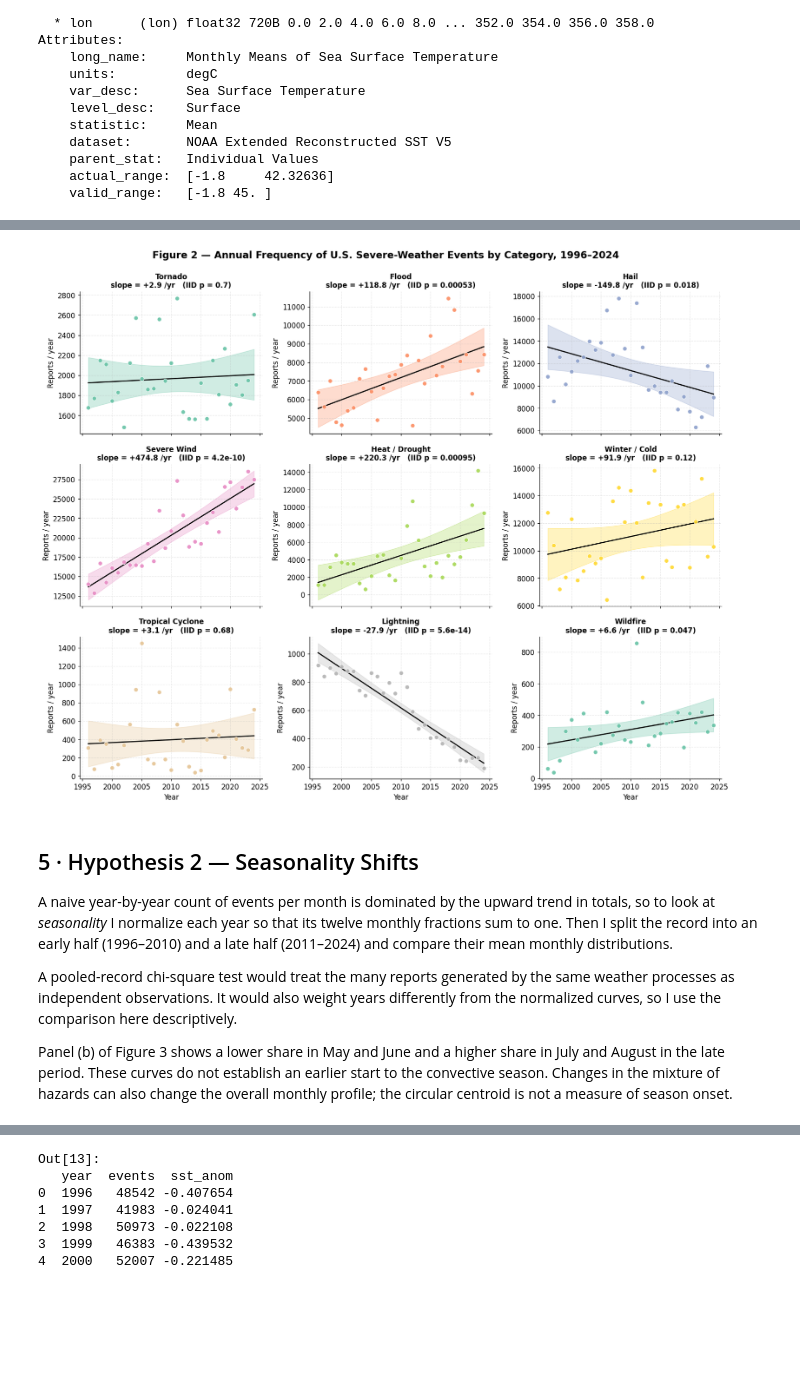
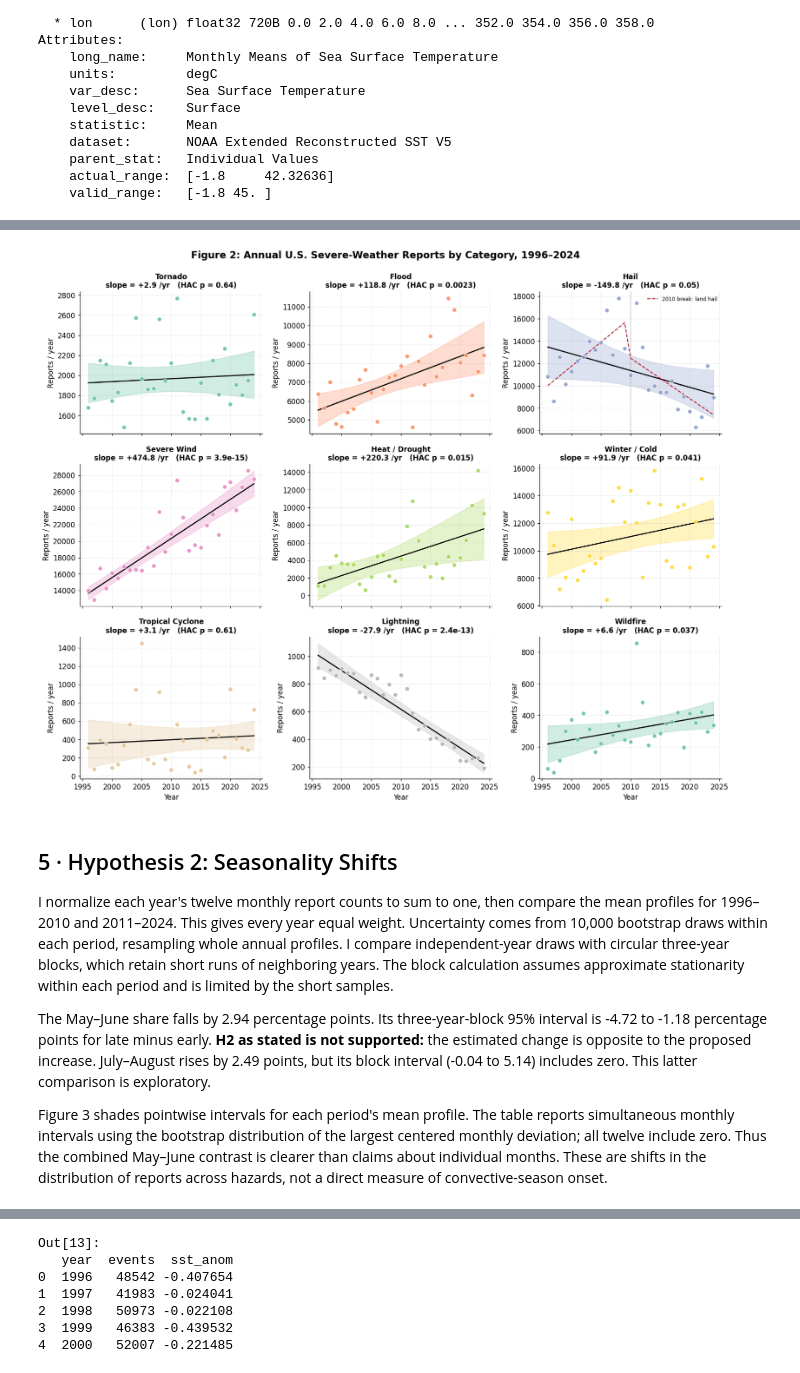
Before and after one commit to Heypo-Baixiong/Final-Projects, a Jupyter notebook: Extreme_Weather_Final Project.ipynb, the cells around one changed output, grey strips where cells are left out. Drawn from its saved outputs; the diff is of its cells as text; code cells hidden in the pictures; blank space fills up the shorter version.

```diff
--- a/Extreme_Weather_Final Project.ipynb
+++ b/Extreme_Weather_Final Project.ipynb
@@ -172,7 +172,8 @@ Missing or unparseable damage values remain unknown, while explicit zeros remain
 # %%
 USEFUL = ['BEGIN_YEARMONTH', 'BEGIN_DAY', 'STATE', 'EVENT_TYPE',
           'DAMAGE_PROPERTY', 'DAMAGE_CROPS',
-          'INJURIES_DIRECT', 'DEATHS_DIRECT']
+          'INJURIES_DIRECT', 'DEATHS_DIRECT',
+          'EPISODE_ID', 'EVENT_ID', 'WFO', 'CZ_TYPE', 'CZ_FIPS', 'MAGNITUDE']
 
 # --- Damage-string parser -----------------------------------------------------
 _MULT = {'H': 1e2, 'K': 1e3, 'M': 1e6, 'B': 1e9, 'T': 1e12}
@@ -234,6 +235,29 @@ events['STATE'] = events['STATE'].str.title()
 print(f'Total reports {START_YEAR}–{END_YEAR}: {len(events):,}')
 print(f'Categories: {sorted(events["category"].unique())}')
 events.head()
+
+# Audit the coarser counting unit before treating it as a comparable time series.
+events['EPISODE_ID'] = pd.to_numeric(events['EPISODE_ID'], errors='coerce').astype('Int64')
+events['MAGNITUDE'] = pd.to_numeric(events['MAGNITUDE'], errors='coerce')
+valid_episode = events['EPISODE_ID'].gt(0).fillna(False)
+episode_reports = events.loc[valid_episode].copy()
+episode_audit = events.groupby('year').agg(reports=('EVENT_ID', 'size'),
+                                         identified=('EPISODE_ID', 'count'))
+episode_audit['episodes'] = episode_reports.groupby('year')['EPISODE_ID'].nunique()
+episode_audit['reports_per_episode'] = episode_audit['identified'] / episode_audit['episodes']
+print(f'Invalid or missing episode IDs: {(~valid_episode).sum()} reports')
+print(f'Duplicate EVENT_ID values: {events.EVENT_ID.duplicated().sum()}')
+print(f'Episode IDs spanning forecast offices: '
+      f'{(episode_reports.groupby("EPISODE_ID").WFO.nunique() > 1).sum()}')
+print(episode_audit.round(2).to_string())
+
+# Drought entries describe affected zone-months, not new drought onsets.
+drought = events.loc[events.EVENT_TYPE.eq('Drought')]
+drought_zone_months = (drought.drop_duplicates(['STATE', 'CZ_TYPE', 'CZ_FIPS', 'year', 'month'])
+                      .groupby('year').size().reindex(years, fill_value=0))
+print('Drought reports and distinct reporting zone-months:')
+print(pd.DataFrame({'reports': drought.groupby('year').size(),
+                    'zone_months': drought_zone_months}).to_string())
 # %% [output]
 Loading and cleaning Storm Events files...
 Total reports 1996–2024: 1,708,370
@@ -338,7 +389,7 @@ ax.add_patch(Rectangle((230, 20), 70, 30, fill=False, edgecolor='black', lw=2.5,
                        label='U.S.-adjacent analysis region'))
 ax.set_xlabel('Longitude (°E, 0–360 convention)')
 ax.set_ylabel('Latitude (°N)')
-ax.set_title('Figure 1 — Change in mean SST: (2015–2024) − (1996–2005)',
+ax.set_title('Figure 1: Change in mean SST: (2015–2024) − (1996–2005)',
              fontweight='bold')
 cbar = fig.colorbar(pcm, ax=ax, fraction=0.025, pad=0.02, extend='both')
 cbar.set_label('ΔSST (°C)')
@@ -421,44 +513,49 @@ TOTAL                             777.19     2.8e-06    0.56
 # %%
 # === FIGURE 2: 3x3 trend panels by category =================================
 cats_to_plot = list(CATEGORY_MAP.keys())   # 9 categories
 fig, axes = plt.subplots(3, 3, figsize=(15, 12), sharex=True)
-fig.suptitle('Figure 2 — Annual Frequency of U.S. Severe-Weather Events by Category, 1996–2024',
+fig.suptitle('Figure 2: Annual U.S. Severe-Weather Reports by Category, 1996–2024',
              fontsize=15, fontweight='bold', y=0.995)
 
 palette = sns.color_palette('Set2', n_colors=len(cats_to_plot))
 
 for ax, cat, color in zip(axes.flat, cats_to_plot, palette):
     if cat not in annual_cat.columns:
         ax.set_visible(False); continue
     y = annual_cat[cat].values.astype(float)
     x = annual_cat.index.values.astype(float)
     res, yhat, ci = regression_with_ci(x, y)
 
     ax.scatter(x, y, color=color, s=42, alpha=0.9,
                edgecolor='white', linewidth=0.7, zorder=3)
     ax.plot(x, yhat, color='black', lw=1.7, zorder=2)
     ax.fill_between(x, yhat - ci, yhat + ci, color=color, alpha=0.30, zorder=1)
 
-    ax.set_title(f'{cat}\nslope = {res.slope:+.1f} /yr   (IID p = {res.pvalue:.2g})',
+    ax.set_title(f'{cat}\nslope = {res.params[1]:+.1f} /yr   (HAC p = {res.pvalues[1]:.2g})',
                  fontsize=11)
     ax.set_ylabel('Reports / year')
+    if cat == 'Hail':
+        ax.axvline(2010, color='gray', ls=':', lw=1)
+        ax.plot(hail_year, hail_break_models['All land hail'].predict(X_break),
+                color='#b2182b', ls='--', lw=1.4, label='2010 break: land hail')
+        ax.legend(fontsize=8, loc='upper right')
 
 for ax in axes[-1]:
     ax.set_xlabel('Year')
 
 plt.tight_layout()
 plt.savefig(FIG_DIR / 'fig2_annual_trends.png')
 plt.show()
 # %% [output]
-[figure, old version]
+[figure, new version]
 # %% [markdown]
-## 5 · Hypothesis 2 — Seasonality Shifts
+## 5 · Hypothesis 2: Seasonality Shifts
 
-A naive year-by-year count of events per month is dominated by the upward trend in totals, so to look at *seasonality* I normalize each year so that its twelve monthly fractions sum to one. Then I split the record into an early half (1996–2010) and a late half (2011–2024) and compare their mean monthly distributions.
+I normalize each year's twelve monthly report counts to sum to one, then compare the mean profiles for 1996–2010 and 2011–2024. This gives every year equal weight. Uncertainty comes from 10,000 bootstrap draws within each period, resampling whole annual profiles. I compare independent-year draws with circular three-year blocks, which retain short runs of neighboring years. The block calculation assumes approximate stationarity within each period and is limited by the short samples.
 
-A pooled-record chi-square test would treat the many reports generated by the same weather processes as independent observations. It would also weight years differently from the normalized curves, so I use the comparison here descriptively.
+The May–June share falls by 2.94 percentage points. Its three-year-block 95% interval is -4.72 to -1.18 percentage points for late minus early. **H2 as stated is not supported:** the estimated change is opposite to the proposed increase. July–August rises by 2.49 points, but its block interval (-0.04 to 5.14) includes zero. This latter comparison is exploratory.
 
-Panel (b) of Figure 3 shows a lower share in May and June and a higher share in July and August in the late period. These curves do not establish an earlier start to the convective season. Changes in the mixture of hazards can also change the overall monthly profile; the circular centroid is not a measure of season onset.
+Figure 3 shades pointwise intervals for each period's mean profile. The table reports simultaneous monthly intervals using the bootstrap distribution of the largest centered monthly deviation; all twelve include zero. Thus the combined May–June contrast is clearer than claims about individual months. These are shifts in the distribution of reports across hazards, not a direct measure of convective-season onset.
 # %%
 monthly = (events.groupby(['year', 'month']).size()
            .unstack(fill_value=0)
```
Also changed, not shown: parts of 22 cells of this notebook, 1 other file.
